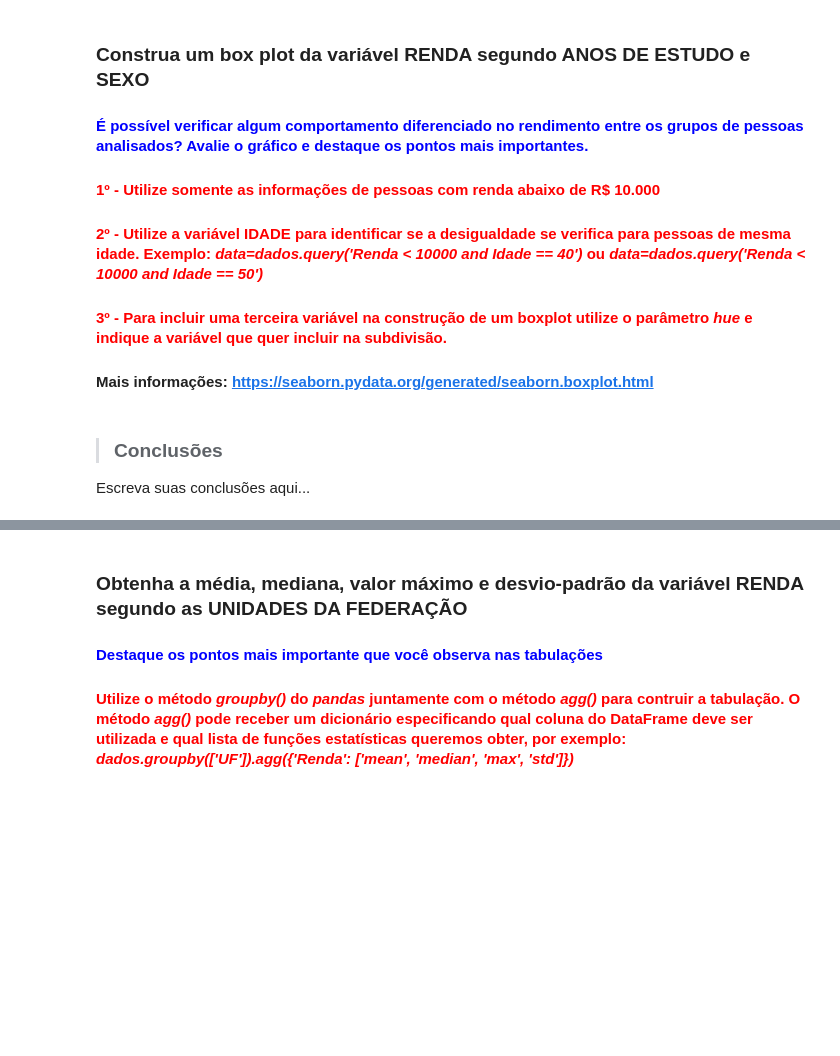
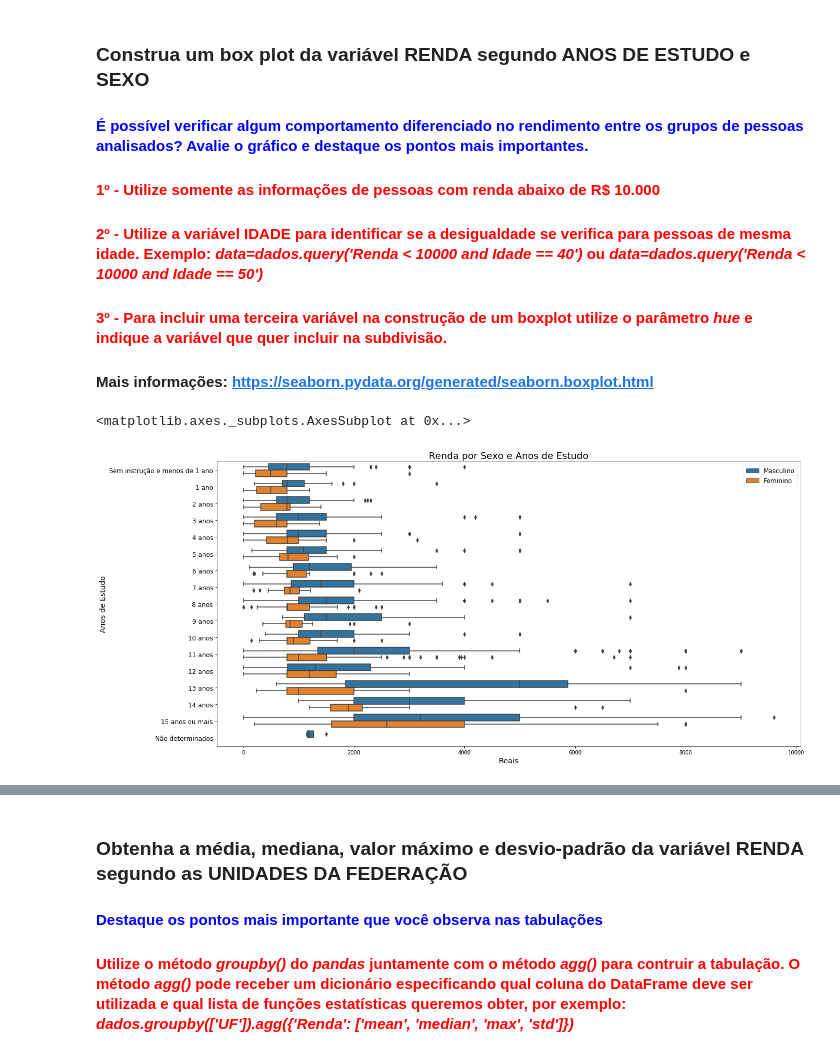
Before and after one commit to EdCarlosBicudo/formacao_data_science_alura, a Jupyter notebook: 3- Estatística com Python parte 1- Frequências e Medidas/Análise_Descritiva.ipynb, the cells around one changed output, grey strips where cells are left out. Saved outputs shown, nothing was run; the diff lists cells and outputs as text; code cells hidden in the pictures; blank space fills up the shorter version.

```diff
--- a/3- Estatística com Python parte 1- Frequências e Medidas/Análise_Descritiva.ipynb
+++ b/3- Estatística com Python parte 1- Frequências e Medidas/Análise_Descritiva.ipynb
@@ -539,7 +586,18 @@ from scipy import stats
 #### <font color='red'>2º - Utilize a variável IDADE para identificar se a desigualdade se verifica para pessoas de mesma idade. Exemplo: <i>data=dados.query('Renda < 10000 and Idade == 40')</i> ou <i>data=dados.query('Renda < 10000 and Idade == 50')</i></font>
 #### <font color='red'>3º - Para incluir uma terceira variável na construção de um boxplot utilize o parâmetro <i>hue</i> e indique a variável que quer incluir na subdivisão.</font>
 #### Mais informações: https://seaborn.pydata.org/generated/seaborn.boxplot.html
-# %% [markdown]
-> ### Conclusões
-
-Escreva suas conclusões aqui...
+# %%
+ax = sns.boxplot(x = 'Renda', y = 'Anos de Estudo', hue = 'Sexo', data = dados.query('Renda < 10000 and Idade == 50'), orient = 'h')
+ax.figure.set_size_inches(20, 10)
+ax.set_title("Renda por Sexo e Anos de Estudo", fontsize = 18)
+ax.set_xlabel("Reais", fontsize = 14)
+ax.set_ylabel('Anos de Estudo', fontsize=14)
+ax.set_yticklabels([key for key in anos_de_estudo.values()], fontsize=12)
+
+handles, _ = ax.get_legend_handles_labels()
+ax.legend(handles, ['Masculino', 'Feminino'], fontsize=12)
+
+ax
+# %% [output]
+<matplotlib.axes._subplots.AxesSubplot at 0x...>
+[figure, added]
```
Also changed, not shown: parts of 16 cells of this notebook.
